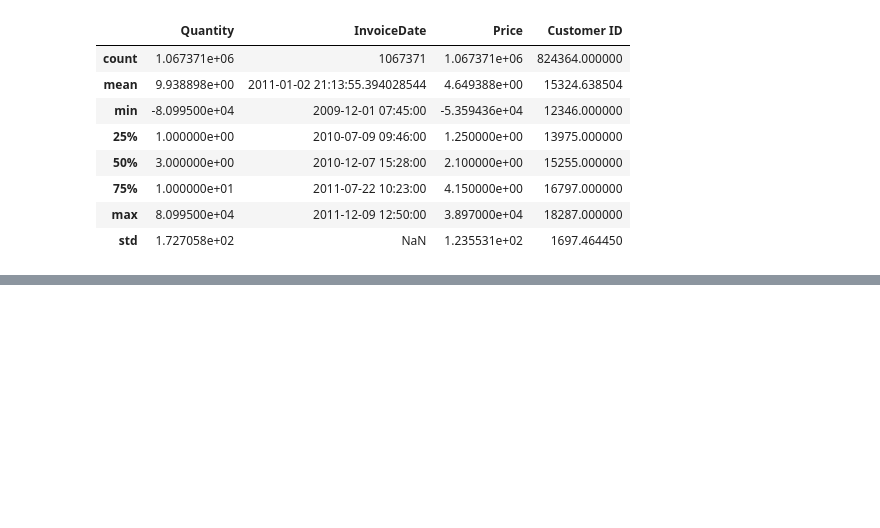
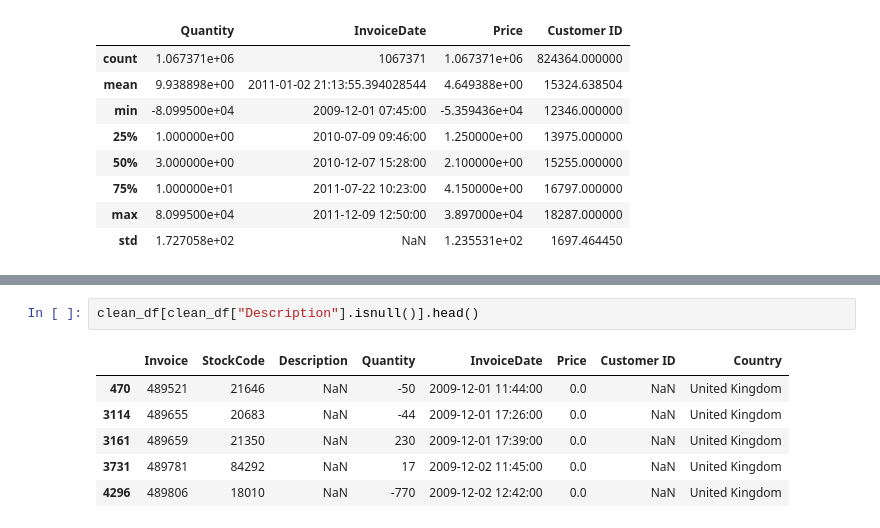
Before and after one commit to ivaibhavpawar1045/Python-Data-Analytics, a Jupyter notebook: Mini_Projects/Mini_Project_06_Online_Retail_Analytics/online_retail_analytics.ipynb, the cells around one changed output, grey strips where cells are left out. Drawn from its saved outputs; the diff is of its cells as text; blank space fills up the shorter version.

```diff
--- a/Mini_Projects/Mini_Project_06_Online_Retail_Analytics/online_retail_analytics.ipynb
+++ b/Mini_Projects/Mini_Project_06_Online_Retail_Analytics/online_retail_analytics.ipynb
@@ -95,0 +232,9 @@ df.describe()
+# %%
+clean_df[clean_df["Description"].isnull()].head()
+# %% [output]
+|  | Invoice | StockCode | Description | Quantity | InvoiceDate | Price | Customer ID | Country |
+| 470 | 489521 | 21646 | NaN | -50 | 2009-12-01 11:44:00 | 0.0 | NaN | United Kingdom |
+| 3114 | 489655 | 20683 | NaN | -44 | 2009-12-01 17:26:00 | 0.0 | NaN | United Kingdom |
+| 3161 | 489659 | 21350 | NaN | 230 | 2009-12-01 17:39:00 | 0.0 | NaN | United Kingdom |
+| 3731 | 489781 | 84292 | NaN | 17 | 2009-12-02 11:45:00 | 0.0 | NaN | United Kingdom |
+| 4296 | 489806 | 18010 | NaN | -770 | 2009-12-02 12:42:00 | 0.0 | NaN | United Kingdom |
```
Also changed, not shown: parts of 20 cells of this notebook.
